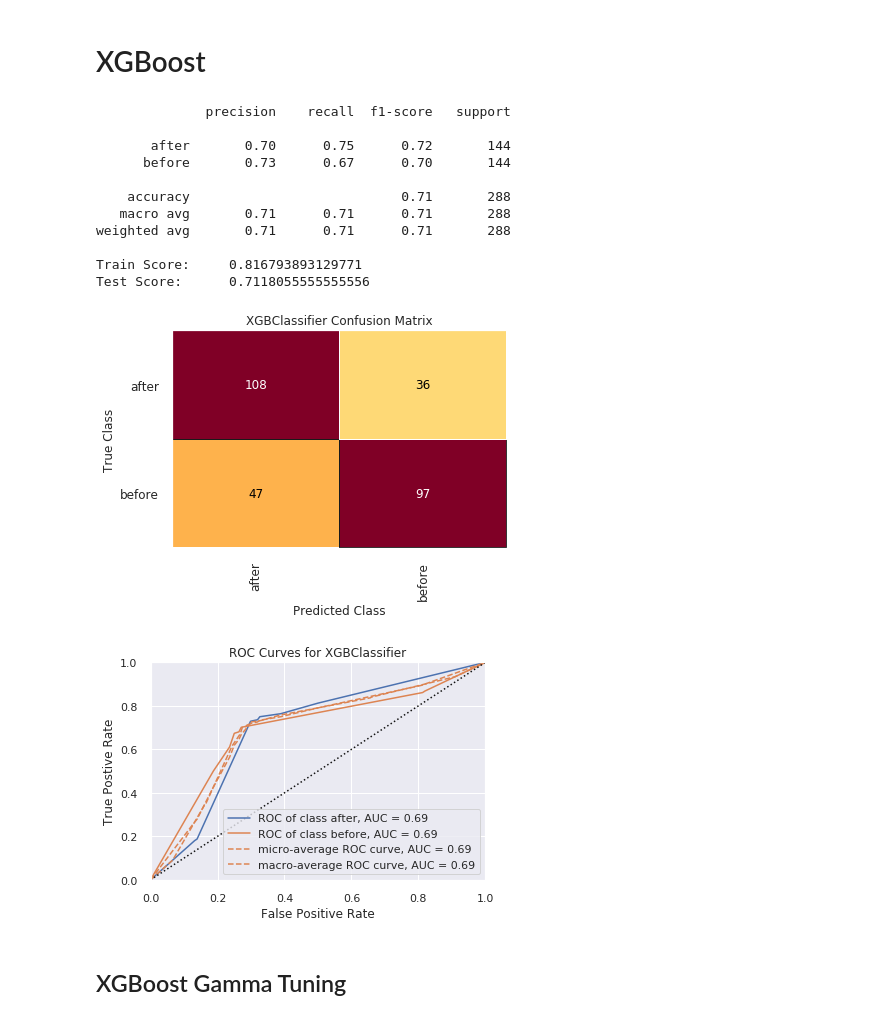
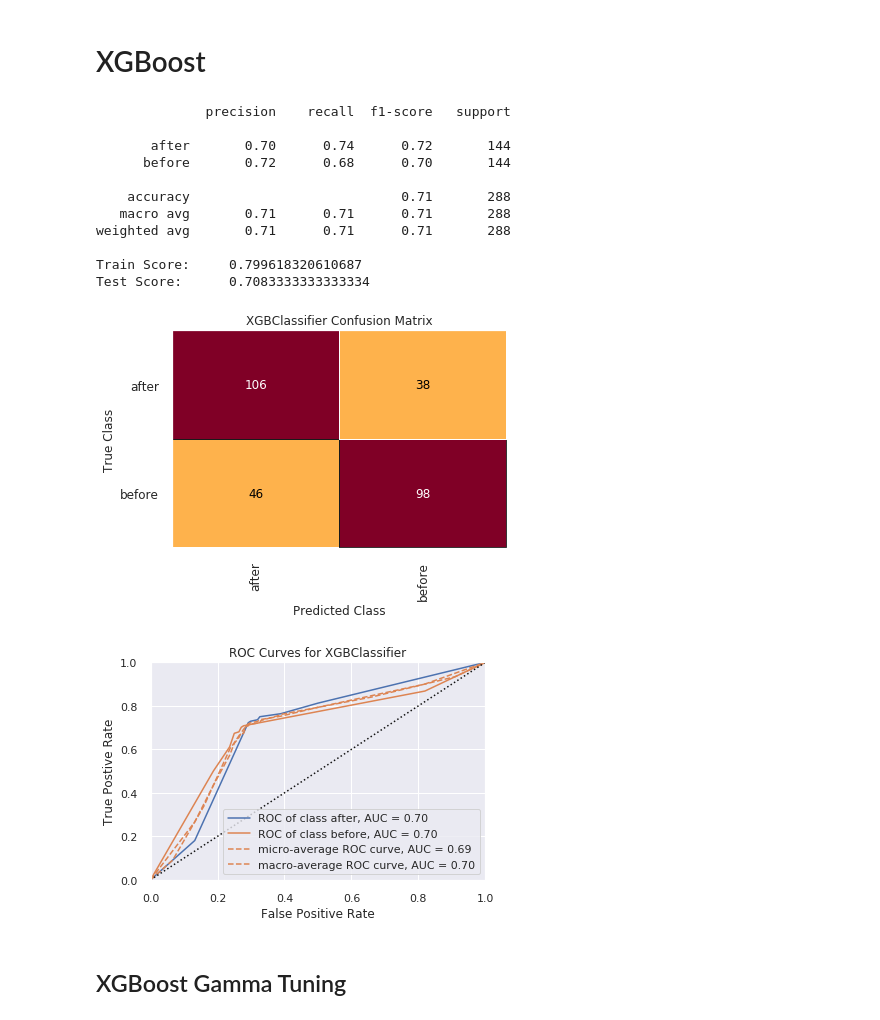
Before and after one commit to QED0711/wiki_learn, a Jupyter notebook: exploration/semi_supervised_classification.ipynb, the cells around one changed output. Drawn from its saved outputs; the diff is of its cells as text; code cells hidden in the pictures.

Commit message:
adjustments to gamma for XGBoost

```diff
--- a/exploration/semi_supervised_classification.ipynb
+++ b/exploration/semi_supervised_classification.ipynb
@@ -217,7 +217,7 @@ Test Score:      0.7118055555555556
 # %% [markdown]
 # XGBoost
 # %%
-xg_model = XGBClassifier(n_jobs=-1, n_estimators=1000, max_depth=1, learning_rate=0.1, gamma=40)
+xg_model = XGBClassifier(n_jobs=-1, n_estimators=1000, max_depth=1, learning_rate=0.1, gamma=41.9)
 
 # params = {
 #     "n_estimators": [1000],
@@ -225,38 +225,38 @@ xg_model = XGBClassifier(n_jobs=-1, n_estimators=1000, max_depth=1, learning_rat
 #     "learning_rate": [0.1],
 #     "gamma": [4]
 # }
 
 
 
 xg_model.fit(X_train, y_train)
 
 y_labeled_preds = xg_model.predict(X_test)
 
 xg_model.score(X_test, y_test)
 
 cm = ConfusionMatrix(xg_model, classes=xg_model.classes_, is_fitted=True)
 visualizer = ROCAUC(xg_model, classes=xg_model.classes_, is_fitted=True)
 
 print(classification_report(y_test, y_labeled_preds, target_names=xg_model.classes_))
 print("Train Score:\t", xg_model.score(X_train, y_train))
 print("Test Score:\t", cm.score(X_test, y_test))
 cm.poof()
 
 visualizer.score(X_test, y_test)
 visualizer.poof()
 # %% [output]
               precision    recall  f1-score   support
 
-       after       0.70      0.75      0.72       144
-      before       0.73      0.67      0.70       144
+       after       0.70      0.74      0.72       144
+      before       0.72      0.68      0.70       144
 
     accuracy                           0.71       288
    macro avg       0.71      0.71      0.71       288
 weighted avg       0.71      0.71      0.71       288
 
-Train Score:     0.816793893129771
-Test Score:      0.7118055555555556
+Train Score:     0.799618320610687
+Test Score:      0.7083333333333334
-[figure, old version]
+[figure, new version]
 [figure]
 # %% [markdown]
 ## XGBoost Gamma Tuning
```
Also changed, not shown: parts of 1 cell of this notebook.
